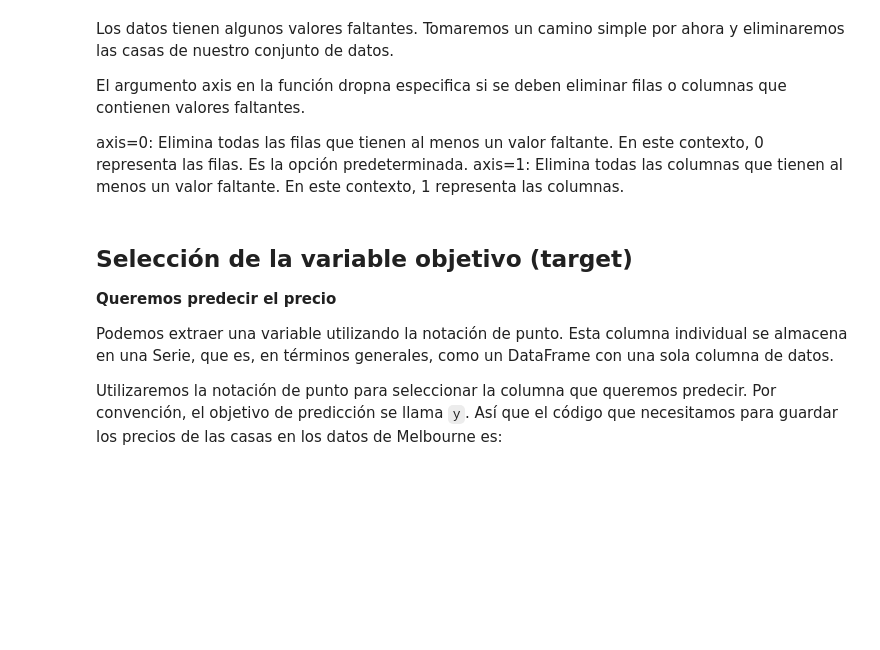
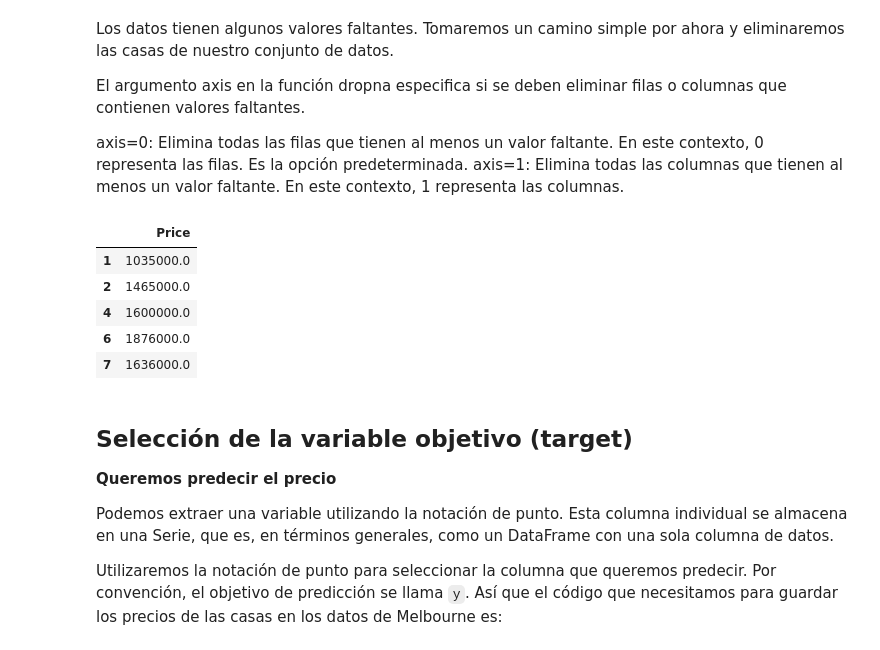
Before and after one commit to HybridgeEducation/ciencia-de-datos, a Jupyter notebook: 4_Machine_Learning/1_primer_modelo.ipynb, the cells around one changed output. Cells and saved outputs as stored; diff of their text form; code cells hidden in the pictures; blank space fills up the shorter version.

```diff
--- a/4_Machine_Learning/1_primer_modelo.ipynb
+++ b/4_Machine_Learning/1_primer_modelo.ipynb
@@ -115,6 +131,15 @@ axis=1: Elimina todas las columnas que tienen al menos un valor faltante. En est
 # %%
 # dropna elimina los valores faltantes (piensa en na como "no disponible")
 melbourne_data = melbourne_data.dropna(axis=0)
+# %%
+melbourne_data.head()[['Price']]
+# %% [output]
+|  | Price |
+| 1 | 1035000.0 |
+| 2 | 1465000.0 |
+| 4 | 1600000.0 |
+| 6 | 1876000.0 |
+| 7 | 1636000.0 |
 # %% [markdown]
 ## Selección de la variable objetivo (target)
 
```
Also changed, not shown: parts of 9 cells of this notebook, 4 other files.
